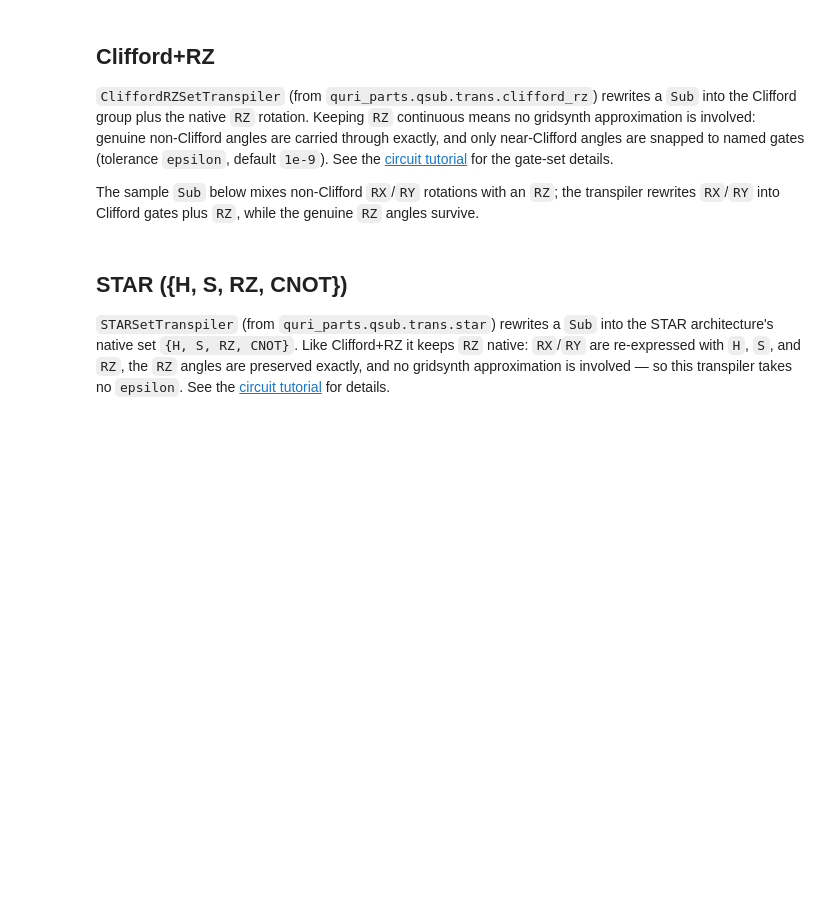
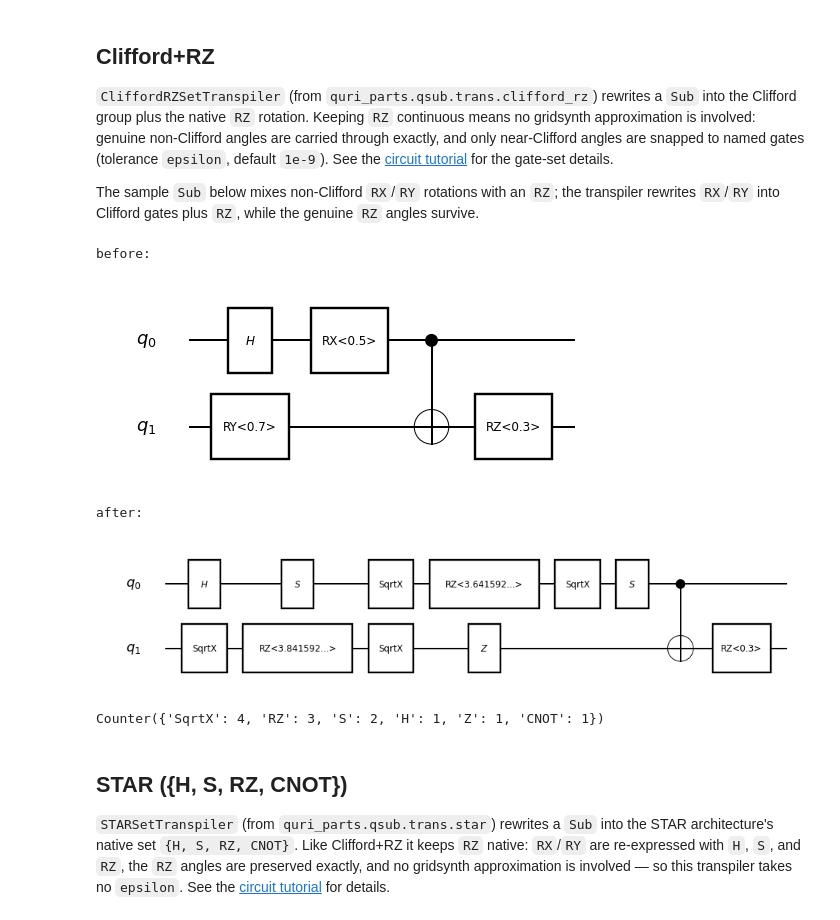
Before and after one commit to QunaSys/quri-sdk, a Jupyter notebook: docs/source/docs/tutorials/quri-parts/transpiler.ipynb, the cells around one changed output. Cells and saved outputs as stored; diff of their text form; code cells hidden in the pictures; blank space fills up the shorter version.

```diff
--- a/docs/source/docs/tutorials/quri-parts/transpiler.ipynb
+++ b/docs/source/docs/tutorials/quri-parts/transpiler.ipynb
@@ -7,25 +7,33 @@ Throughout, we reuse one small helper. It compiles a transpiled `Sub` against a
 # %%
 from collections import Counter
 
+from IPython.display import display
 from quri_parts.qsub.compile import compile_sub
 from quri_parts.qsub.lib import std
 from quri_parts.qsub.lib.std import CNOT, H, RZ
 from quri_parts.qsub.machineinst import is_subcall
 from quri_parts.qsub.sub import SubBuilder
+from quri_parts.qsub.visualize import draw
 
 
-def gate_histogram(sub, primitives):
-    compiled = compile_sub(sub, primitives)
+def draw_before_after(before, after):
+    print("before:")
+    display(draw(before))
+    print("after:")
+    display(draw(after))
+
+
+def gate_histogram(machine_sub):
     counter: Counter = Counter()
 
-    def count(machine_sub):
-        for op, _qubits, _registers in machine_sub.instructions:
+    def count(msub):
+        for op, _qubits, _registers in msub.instructions:
             if is_subcall(op):
                 count(op.sub)
             else:
                 counter[op.op.id.local_name] += 1
 
-    count(compiled)
+    count(machine_sub)
     return counter
 # %% [markdown]
 ## Clifford+RZ
@@ -36,19 +44,27 @@ The sample `Sub` below mixes non-Clifford `RX`/`RY` rotations with an `RZ`; the
 # %%
 from quri_parts.qsub.lib.std import RX, RY
 from quri_parts.qsub.trans.clifford_rz import CliffordRZSetTranspiler
 from quri_parts.qsub.primitive import CliffordRZ
 
 b = SubBuilder(2)
 q0, q1 = b.qubits
 b.add_op(H, (q0,))
 b.add_op(RX(0.5), (q0,))
 b.add_op(RY(0.7), (q1,))
 b.add_op(CNOT, (q0, q1))
 b.add_op(RZ(0.3), (q1,))
 sub = b.build()
 
 transpiled = CliffordRZSetTranspiler()(sub)
-print(gate_histogram(transpiled, CliffordRZ))
+compiled = compile_sub(transpiled, CliffordRZ)
+draw_before_after(sub, compiled)
+print(gate_histogram(compiled))
+# %% [output]
+before:
+[figure, added]
+after:
+[figure, added]
+Counter({'SqrtX': 4, 'RZ': 3, 'S': 2, 'H': 1, 'Z': 1, 'CNOT': 1})
 # %% [markdown]
 ## STAR ({H, S, RZ, CNOT})
 
```
Also changed, not shown: parts of 9 cells of this notebook.
